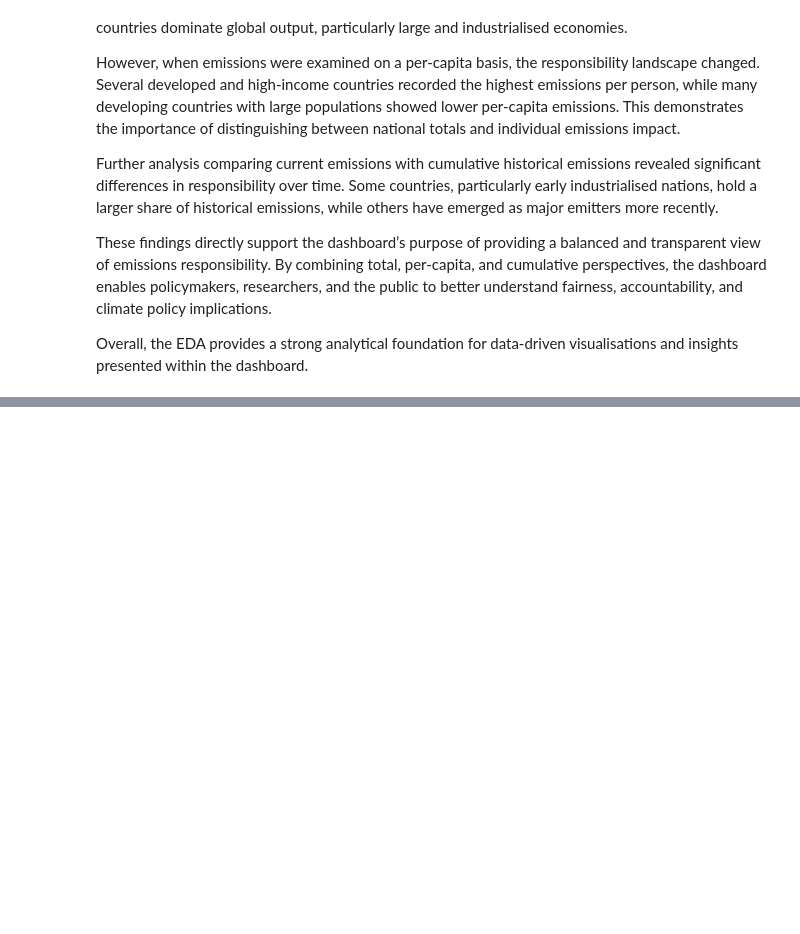
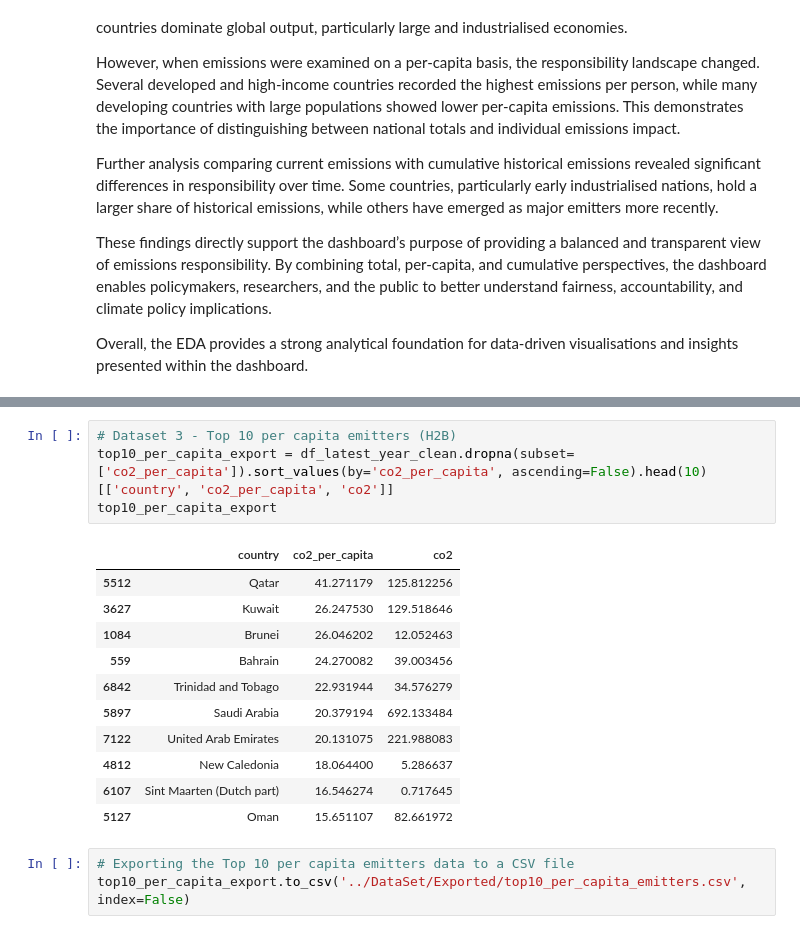
Before and after one commit to funmiafola/Global-Co2-Emissions-Responsibility, a Jupyter notebook: jupyter_notebooks/EDA_Co2_Responsibility.ipynb, the cells around one changed output, grey strips where cells are left out. Saved outputs shown, nothing was run; the diff lists cells and outputs as text; blank space fills up the shorter version.

Commit message:
5 sets of Dataset exported

```diff
--- a/jupyter_notebooks/EDA_Co2_Responsibility.ipynb
+++ b/jupyter_notebooks/EDA_Co2_Responsibility.ipynb
@@ -379,0 +404,19 @@ Overall, the EDA provides a strong analytical foundation for data-driven visuali
+# %%
+# Dataset 3 - Top 10 per capita emitters (H2B)
+top10_per_capita_export = df_latest_year_clean.dropna(subset=['co2_per_capita']).sort_values(by='co2_per_capita', ascending=False).head(10)[['country', 'co2_per_capita', 'co2']]
+top10_per_capita_export
+# %% [output]
+|  | country | co2_per_capita | co2 |
+| 5512 | Qatar | 41.271179 | 125.812256 |
+| 3627 | Kuwait | 26.247530 | 129.518646 |
+| 1084 | Brunei | 26.046202 | 12.052463 |
+| 559 | Bahrain | 24.270082 | 39.003456 |
+| 6842 | Trinidad and Tobago | 22.931944 | 34.576279 |
+| 5897 | Saudi Arabia | 20.379194 | 692.133484 |
+| 7122 | United Arab Emirates | 20.131075 | 221.988083 |
+| 4812 | New Caledonia | 18.064400 | 5.286637 |
+| 6107 | Sint Maarten (Dutch part) | 16.546274 | 0.717645 |
+| 5127 | Oman | 15.651107 | 82.661972 |
+# %%
+# Exporting the Top 10 per capita emitters data to a CSV file
+top10_per_capita_export.to_csv('../DataSet/Exported/top10_per_capita_emitters.csv', index=False)
```
Also changed, not shown: parts of 8 cells of this notebook, 5 other files.
